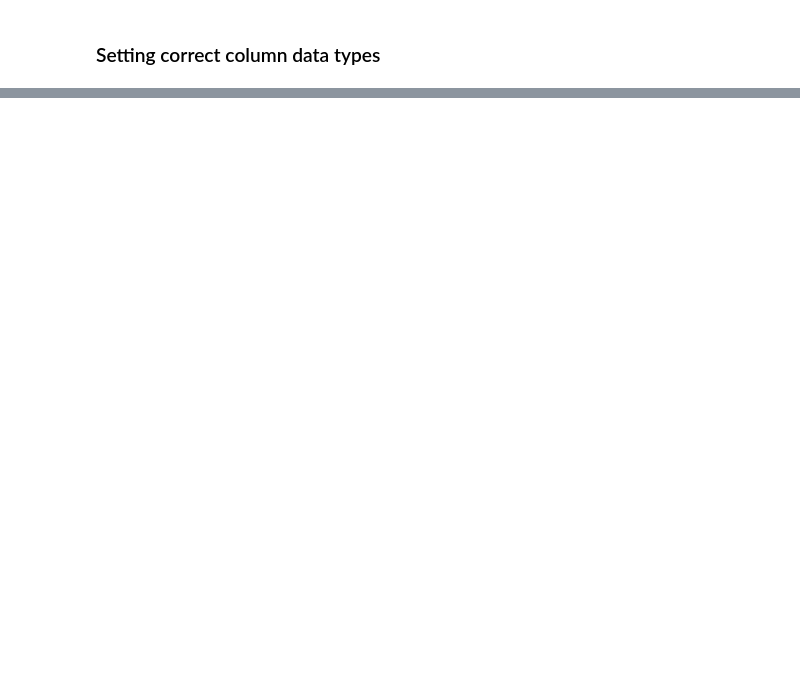
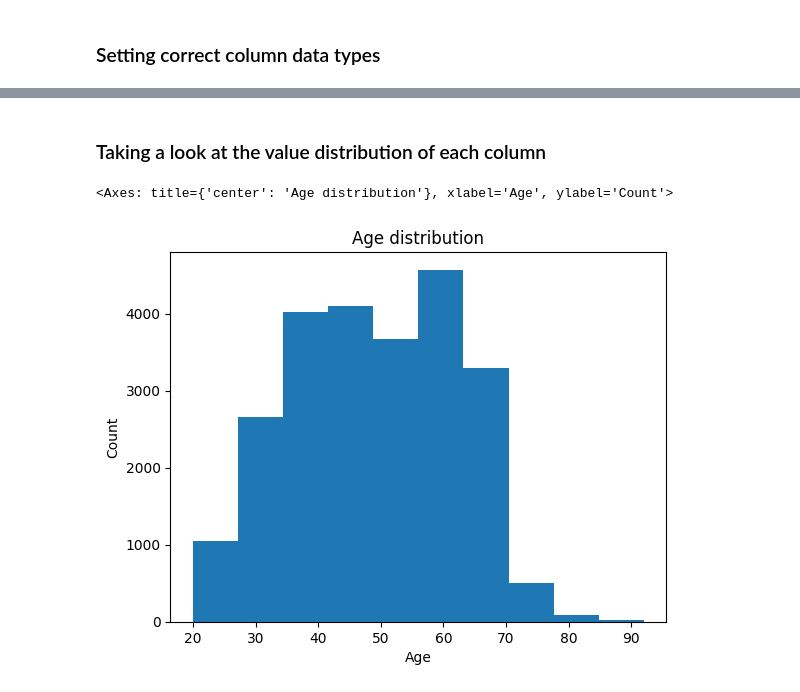
Before and after one commit to alkenderesi/mortgage-analytics, a Jupyter notebook: notebooks/2. Data cleaning.ipynb, the cells around one changed output, grey strips where cells are left out. Saved outputs shown, nothing was run; the diff lists cells and outputs as text; code cells hidden in the pictures; blank space fills up the shorter version.

Commit message:
Add visualizations to data cleaning

```diff
--- a/notebooks/2. Data cleaning.ipynb
+++ b/notebooks/2. Data cleaning.ipynb
@@ -18,3 +16,6 @@ data_path = POTENTIAL_CUSTOMERS
+# %%
+data_path = RETAIL
+# data_path = POTENTIAL_CUSTOMERS
 # %%
 # Read the data file while specifying the separator and the column names, and the data types
 df = pd.read_csv(data_path, sep=";")
@@ -44,3 +47,5 @@ df.rename(columns=column_names, inplace=True)
+# %%
+df.loc[df["MARITAL_STATUS"] == "*noval*", "MARITAL_STATUS"] = np.NaN
 # %% [markdown]
 ### Setting correct column data types
 # %%
@@ -63,13 +68,16 @@ date_columns = [
 
 df[date_columns] = df[date_columns].apply(pd.to_datetime, errors="coerce")
 # %%
-# Set monetary columns (decimal separator is comma)
+# Set monetary columns
 monetary_columns = [
     "BALANCE",
     "INCOME",
 ]
 
-df[monetary_columns] = df[monetary_columns].apply(lambda x: x.str.replace(",", ".").astype(float))
+def convert_to_eur(value: pd.Series) -> pd.Series:
+    return value.str.replace(",", ".").astype(float).round(2)
+
+df[monetary_columns] = df[monetary_columns].apply(convert_to_eur)
 # %%
 # Also set correct data types for the retail specific columns
 if data_path == RETAIL:
@@ -89,0 +211,7 @@ for column in date_columns:
+# %% [markdown]
+### Taking a look at the value distribution of each column
+# %%
+df["AGE"].plot(kind="hist", title="Age distribution", xlabel="Age", ylabel="Count")
+# %% [output]
+<Axes: title={'center': 'Age distribution'}, xlabel='Age', ylabel='Count'>
+[figure, added]
```
Also changed, not shown: parts of 27 cells of this notebook.
